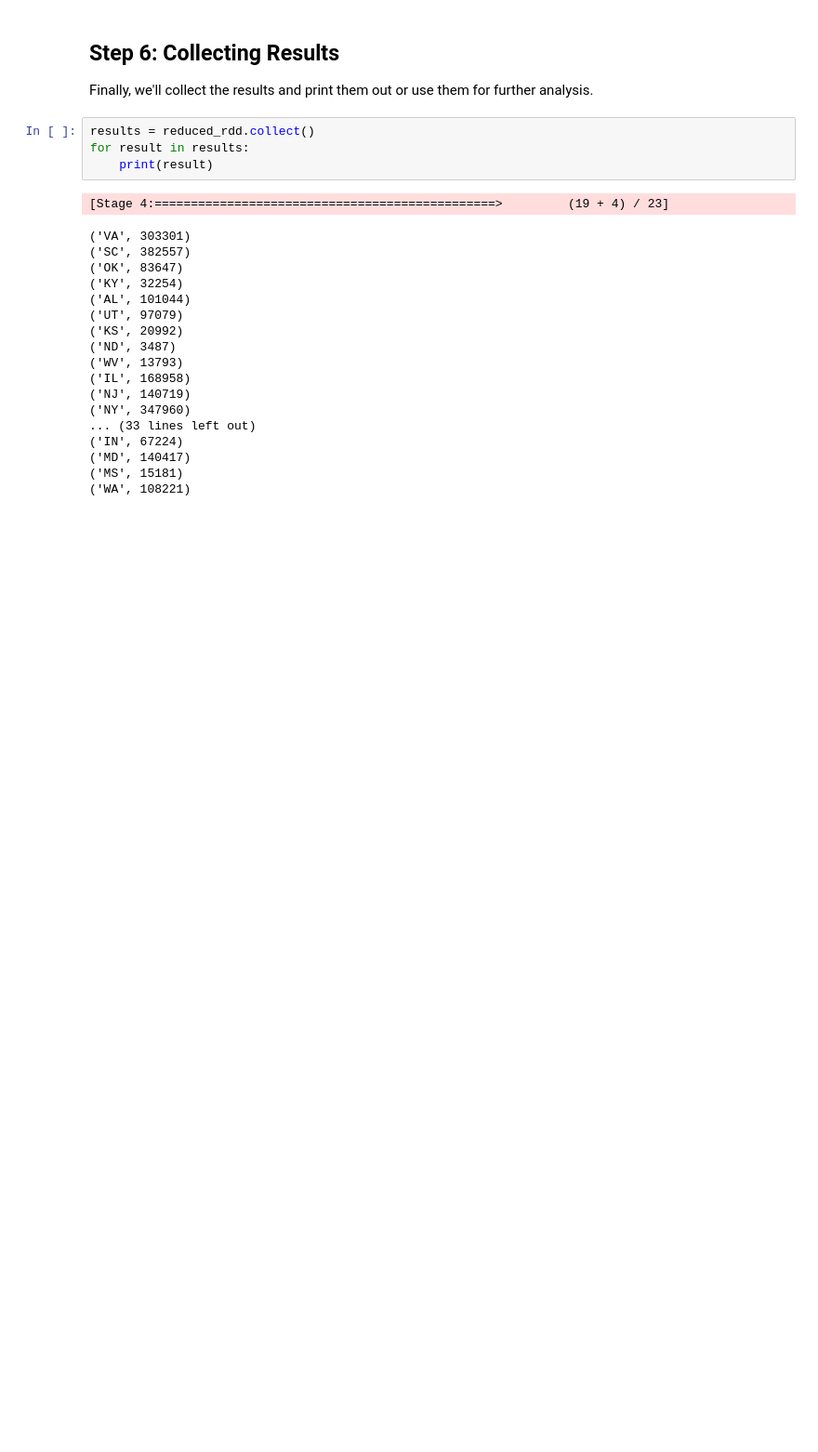
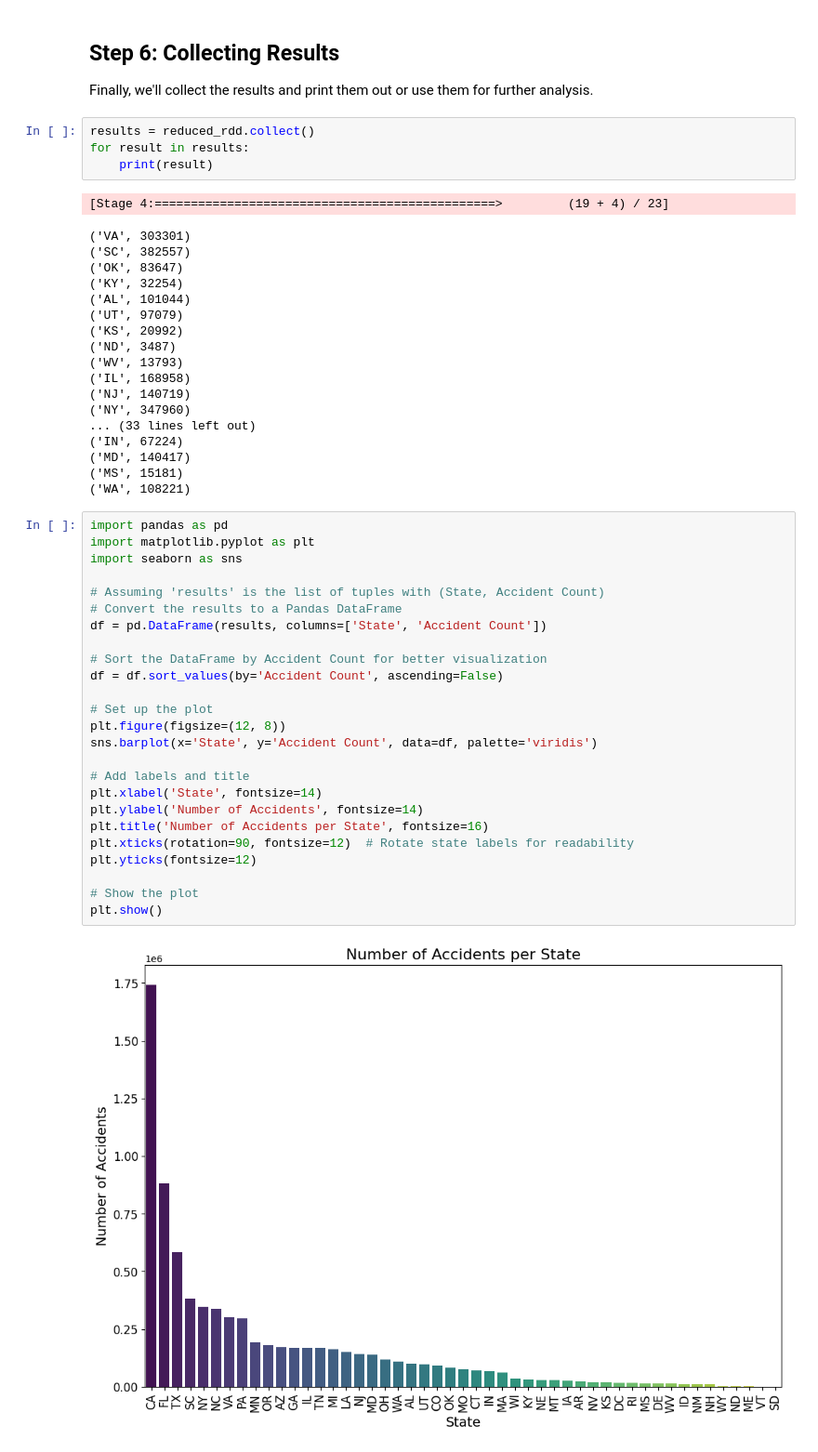
Before and after one commit to rishav21r/Machine-Learning-and-Artificial-Intelligence-Projects, a Jupyter notebook: Machine Learning Projects/MapReduce with PySpark.ipynb, the cells around one changed output. Shown: that part at 93% size. Cells and saved outputs as stored; diff of their text form; blank space fills up the shorter version.

```diff
--- a/Machine Learning Projects/MapReduce with PySpark.ipynb
+++ b/Machine Learning Projects/MapReduce with PySpark.ipynb
@@ -104,3 +104,30 @@ for result in results:
 ('MD', 140417)
 ('MS', 15181)
 ('WA', 108221)
+# %%
+import pandas as pd
+import matplotlib.pyplot as plt
+import seaborn as sns
+
+# Assuming 'results' is the list of tuples with (State, Accident Count)
+# Convert the results to a Pandas DataFrame
+df = pd.DataFrame(results, columns=['State', 'Accident Count'])
+
+# Sort the DataFrame by Accident Count for better visualization
+df = df.sort_values(by='Accident Count', ascending=False)
+
+# Set up the plot
+plt.figure(figsize=(12, 8))
+sns.barplot(x='State', y='Accident Count', data=df, palette='viridis')
+
+# Add labels and title
+plt.xlabel('State', fontsize=14)
+plt.ylabel('Number of Accidents', fontsize=14)
+plt.title('Number of Accidents per State', fontsize=16)
+plt.xticks(rotation=90, fontsize=12)  # Rotate state labels for readability
+plt.yticks(fontsize=12)
+
+# Show the plot
+plt.show()
+# %% [output]
+[figure, added]
```
